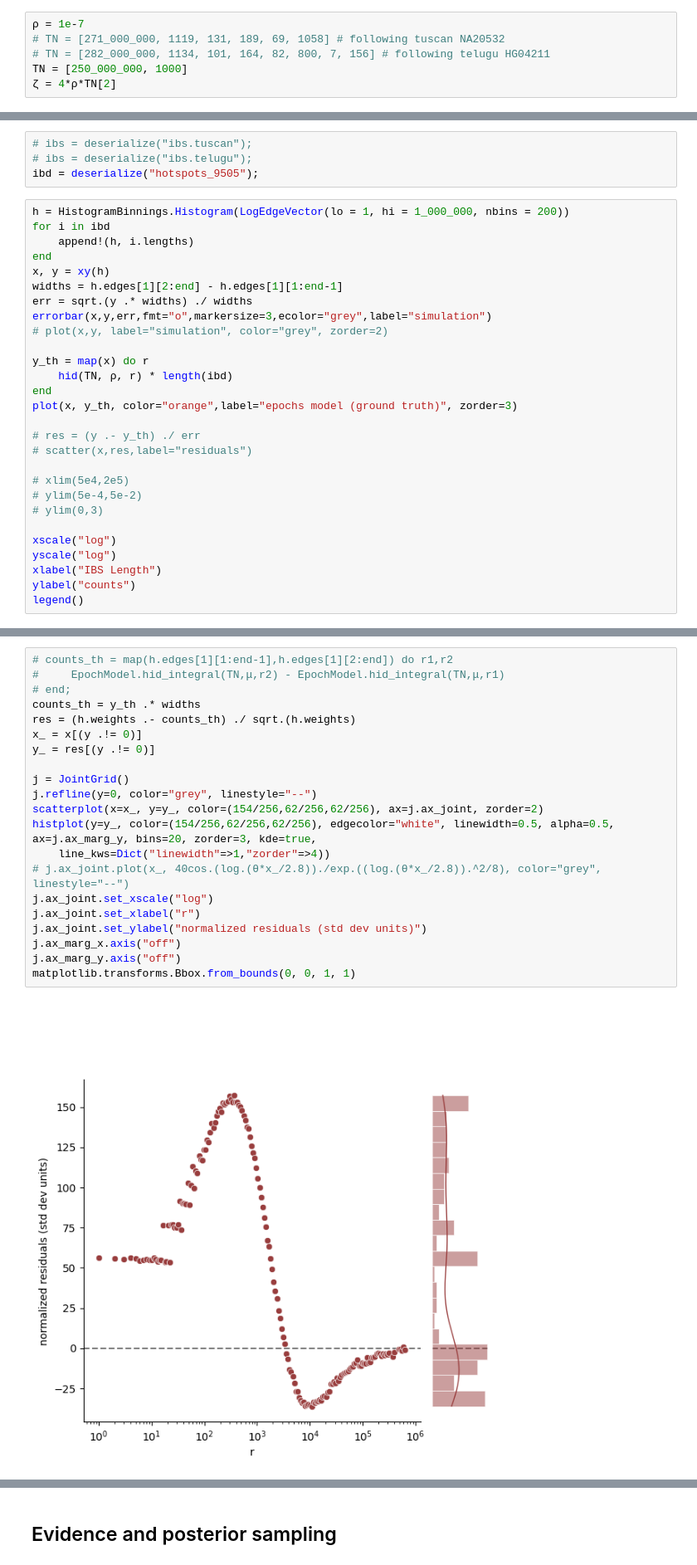
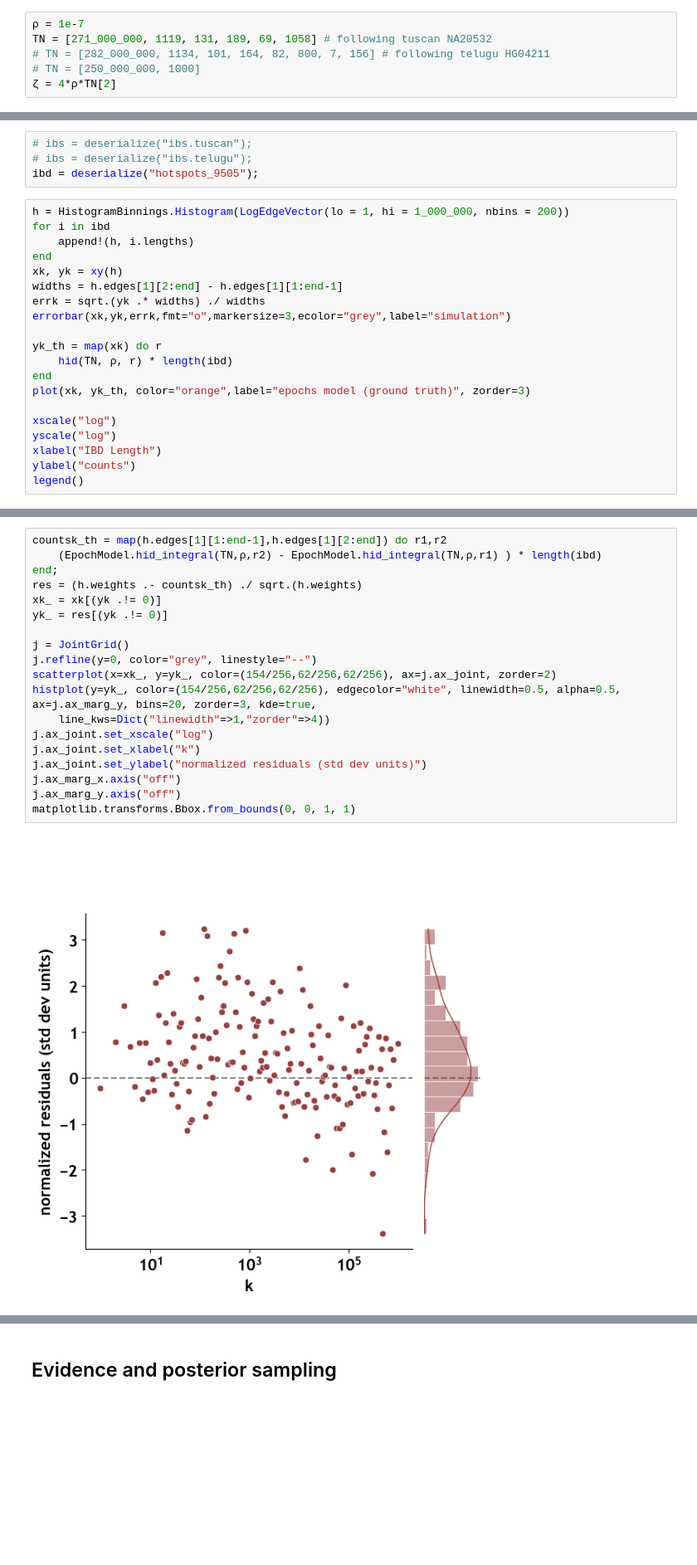
Before and after one commit to TommasoStentella/MSc-thesis-code, a Jupyter notebook: simulate.ipynb, the cells around one changed output, grey strips where cells are left out. Shown at 83% size. Drawn from its saved outputs; the diff is of its cells as text; blank space fills up the shorter version.

```diff
--- a/simulate.ipynb
+++ b/simulate.ipynb
@@ -20,7 +30,7 @@ plot_demography (generic function with 1 method)
 # %%
 ρ = 1e-7
-# TN = [271_000_000, 1119, 131, 189, 69, 1058] # following tuscan NA20532
+TN = [271_000_000, 1119, 131, 189, 69, 1058] # following tuscan NA20532
 # TN = [282_000_000, 1134, 101, 164, 82, 800, 7, 156] # following telugu HG04211
-TN = [250_000_000, 1000]
+# TN = [250_000_000, 1000]
 ζ = 4*ρ*TN[2]
 # %% [output]
@@ -52,27 +62,19 @@ h = HistogramBinnings.Histogram(LogEdgeVector(lo = 1, hi = 1_000_000, nbins = 20
 for i in ibd
     append!(h, i.lengths)
 end
-x, y = xy(h)
+xk, yk = xy(h)
 widths = h.edges[1][2:end] - h.edges[1][1:end-1]
-err = sqrt.(y .* widths) ./ widths
-errorbar(x,y,err,fmt="o",markersize=3,ecolor="grey",label="simulation")
-# plot(x,y, label="simulation", color="grey", zorder=2)
+errk = sqrt.(yk .* widths) ./ widths
+errorbar(xk,yk,errk,fmt="o",markersize=3,ecolor="grey",label="simulation")
 
-y_th = map(x) do r
+yk_th = map(xk) do r
     hid(TN, ρ, r) * length(ibd)
 end
-plot(x, y_th, color="orange",label="epochs model (ground truth)", zorder=3)
-
-# res = (y .- y_th) ./ err
-# scatter(x,res,label="residuals")
-
-# xlim(5e4,2e5)
-# ylim(5e-4,5e-2)
-# ylim(0,3)
+plot(xk, yk_th, color="orange",label="epochs model (ground truth)", zorder=3)
 
 xscale("log")
 yscale("log")
-xlabel("IBS Length")
+xlabel("IBD Length")
 ylabel("counts")
 legend()
 # %% [output]
@@ -80,25 +82,23 @@ legend()
 PyObject <matplotlib.legend.Legend object at 0x...>
 # %%
-# counts_th = map(h.edges[1][1:end-1],h.edges[1][2:end]) do r1,r2
-#     EpochModel.hid_integral(TN,μ,r2) - EpochModel.hid_integral(TN,μ,r1)
-# end;
-counts_th = y_th .* widths
-res = (h.weights .- counts_th) ./ sqrt.(h.weights)
-x_ = x[(y .!= 0)]
-y_ = res[(y .!= 0)]
+countsk_th = map(h.edges[1][1:end-1],h.edges[1][2:end]) do r1,r2
+    (EpochModel.hid_integral(TN,ρ,r2) - EpochModel.hid_integral(TN,ρ,r1) ) * length(ibd)
+end;
+res = (h.weights .- countsk_th) ./ sqrt.(h.weights)
+xk_ = xk[(yk .!= 0)]
+yk_ = res[(yk .!= 0)]
 
 j = JointGrid()
 j.refline(y=0, color="grey", linestyle="--")
-scatterplot(x=x_, y=y_, color=(154/256,62/256,62/256), ax=j.ax_joint, zorder=2)
-histplot(y=y_, color=(154/256,62/256,62/256), edgecolor="white", linewidth=0.5, alpha=0.5, ax=j.ax_marg_y, bins=20, zorder=3, kde=true,
+scatterplot(x=xk_, y=yk_, color=(154/256,62/256,62/256), ax=j.ax_joint, zorder=2)
+histplot(y=yk_, color=(154/256,62/256,62/256), edgecolor="white", linewidth=0.5, alpha=0.5, ax=j.ax_marg_y, bins=20, zorder=3, kde=true,
     line_kws=Dict("linewidth"=>1,"zorder"=>4))
-# j.ax_joint.plot(x_, 40cos.(log.(θ*x_/2.8))./exp.((log.(θ*x_/2.8)).^2/8), color="grey", linestyle="--")
 j.ax_joint.set_xscale("log")
-j.ax_joint.set_xlabel("r")
+j.ax_joint.set_xlabel("k")
 j.ax_joint.set_ylabel("normalized residuals (std dev units)")
 j.ax_marg_x.axis("off")
 j.ax_marg_y.axis("off")
 matplotlib.transforms.Bbox.from_bounds(0, 0, 1, 1)
 # %% [output]
-[figure, old version]
+[figure, new version]
 PyObject Bbox([[0.0, 0.0], [1.0, 1.0]])
```
Also changed, not shown: parts of 17 cells of this notebook, 5 other files.
